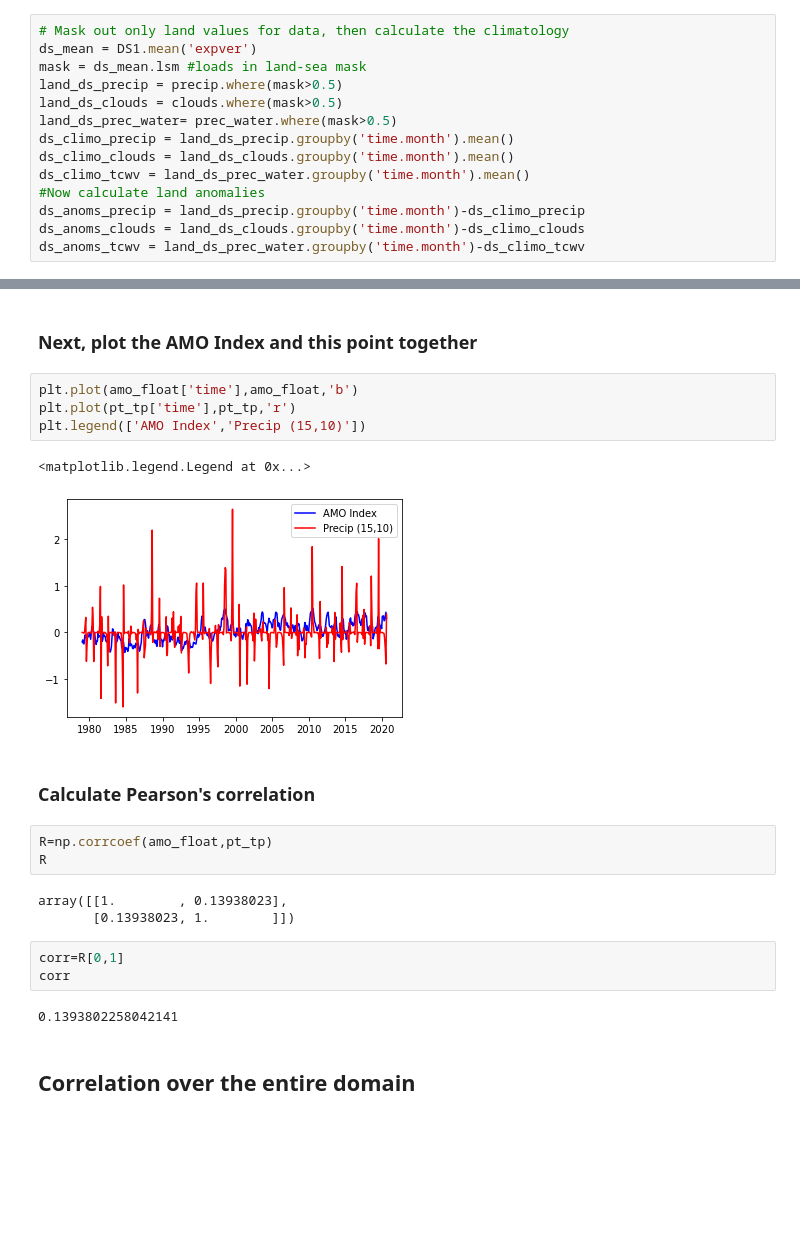
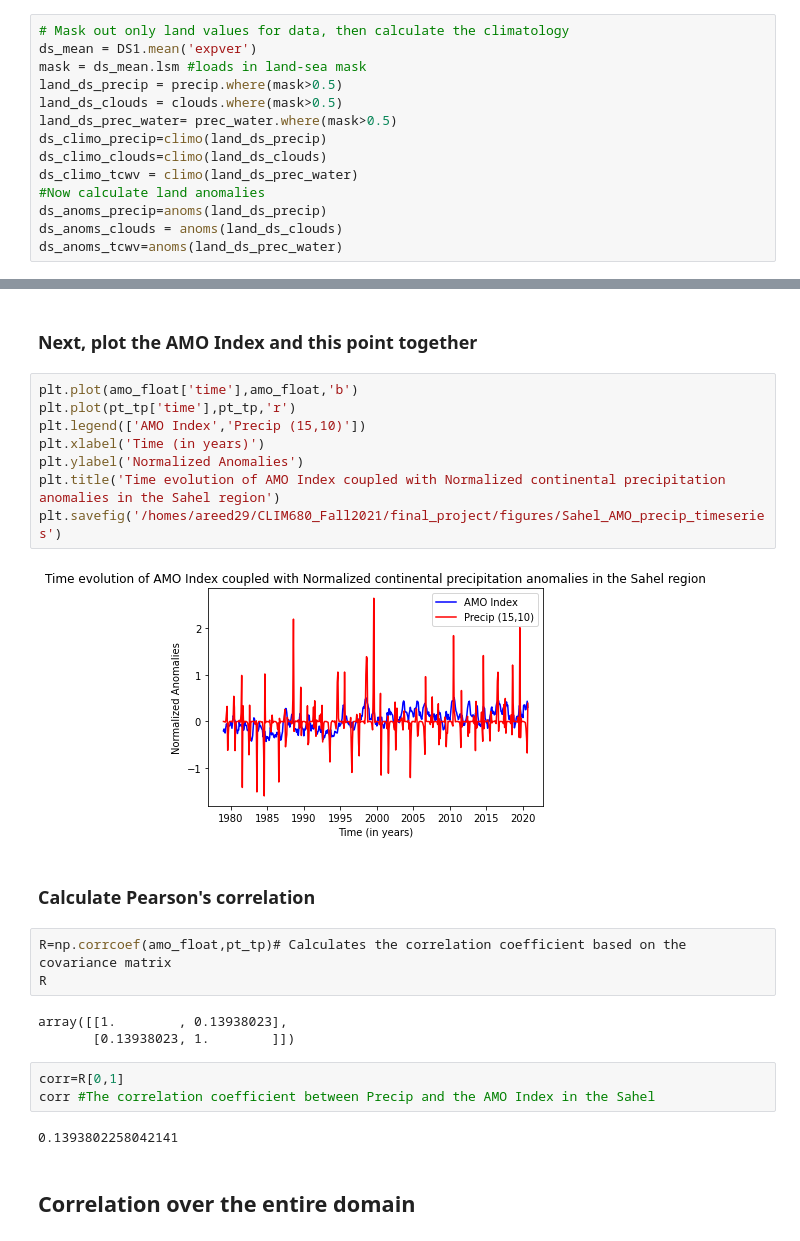
Before and after one commit to areed29/CLIM680_project, a Jupyter notebook: CorrelationAnalysis_AMO_precip.ipynb, the cells around one changed output, grey strips where cells are left out. Drawn from its saved outputs; the diff is of its cells as text; blank space fills up the shorter version.

Commit message:
Final project adjustments 12-1-21

```diff
--- a/CorrelationAnalysis_AMO_precip.ipynb
+++ b/CorrelationAnalysis_AMO_precip.ipynb
@@ -126,10 +127,10 @@ mask = ds_mean.lsm #loads in land-sea mask
 land_ds_precip = precip.where(mask>0.5)
 land_ds_clouds = clouds.where(mask>0.5)
 land_ds_prec_water= prec_water.where(mask>0.5)
-ds_climo_precip = land_ds_precip.groupby('time.month').mean()
-ds_climo_clouds = land_ds_clouds.groupby('time.month').mean()
-ds_climo_tcwv = land_ds_prec_water.groupby('time.month').mean()
+ds_climo_precip=climo(land_ds_precip)
+ds_climo_clouds=climo(land_ds_clouds)
+ds_climo_tcwv = climo(land_ds_prec_water)
 #Now calculate land anomalies
-ds_anoms_precip = land_ds_precip.groupby('time.month')-ds_climo_precip
-ds_anoms_clouds = land_ds_clouds.groupby('time.month')-ds_climo_clouds
-ds_anoms_tcwv = land_ds_prec_water.groupby('time.month')-ds_climo_tcwv
+ds_anoms_precip=anoms(land_ds_precip)
+ds_anoms_clouds = anoms(land_ds_clouds)
+ds_anoms_tcwv=anoms(land_ds_prec_water)
@@ -169,21 +163,24 @@ pt_tcwv=tcwv_norm.sel(latitude=15,longitude=10,method='nearest') #Sahel region
 # %%
 plt.plot(amo_float['time'],amo_float,'b')
 plt.plot(pt_tp['time'],pt_tp,'r')
 plt.legend(['AMO Index','Precip (15,10)'])
+plt.xlabel('Time (in years)')
+plt.ylabel('Normalized Anomalies')
+plt.title('Time evolution of AMO Index coupled with Normalized continental precipitation anomalies in the Sahel region')
+plt.savefig('/homes/areed29/CLIM680_Fall2021/final_project/figures/Sahel_AMO_precip_timeseries')
 # %% [output]
-<matplotlib.legend.Legend at 0x...>
-[figure, old version]
+[figure, new version]
 # %% [markdown]
 ### Calculate Pearson's correlation
 # %%
-R=np.corrcoef(amo_float,pt_tp)
+R=np.corrcoef(amo_float,pt_tp)# Calculates the correlation coefficient based on the covariance matrix
 R
 # %% [output]
 array([[1.        , 0.13938023],
        [0.13938023, 1.        ]])
 # %%
 corr=R[0,1]
-corr
+corr #The correlation coefficient between Precip and the AMO Index in the Sahel
 # %% [output]
 0.1393802258042141
 # %% [markdown]
```
Also changed, not shown: parts of 17 cells of this notebook, 4 other files.
